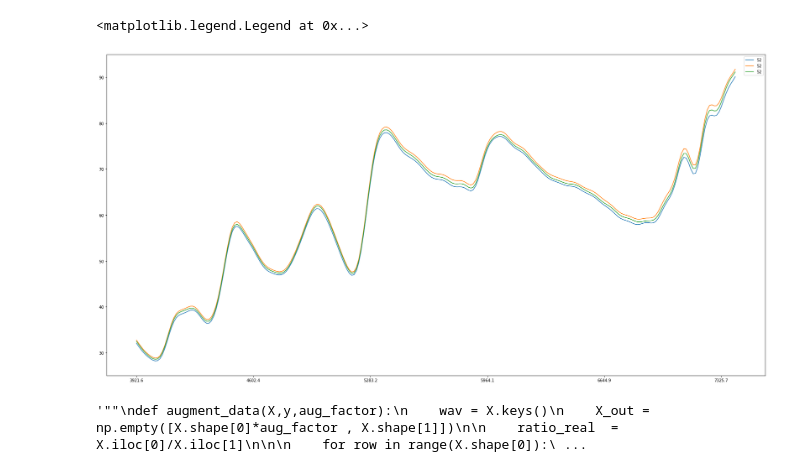
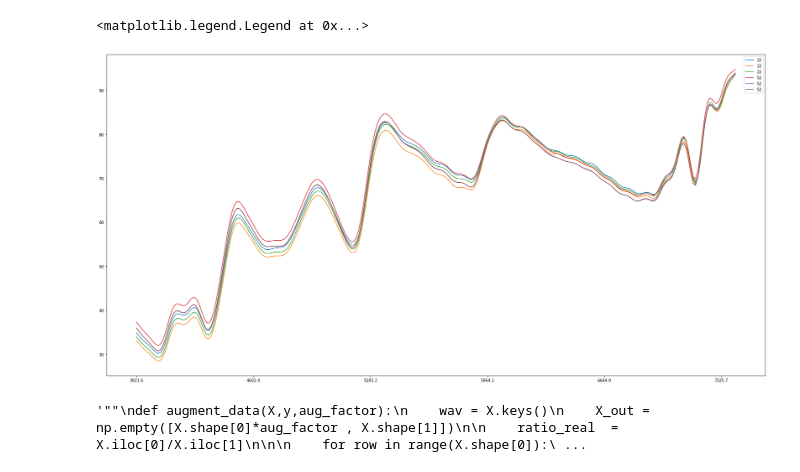
Before and after one commit to mahmoud791/graduation-project, a Jupyter notebook: new_model.ipynb, the cells around one changed output. Cells and saved outputs as stored; diff of their text form; code cells hidden in the pictures.

```diff
--- a/new_model.ipynb
+++ b/new_model.ipynb
@@ -26,40 +26,40 @@ df_74 = pd.read_csv(my_path+'scanner_74.csv').drop(['WVN CM-1'],axis=1)
 
 df_ref = pd.read_excel(my_path+'Reference values_3fills.xlsx').drop(['Sample ID'],axis=1)
 # %%
-index = 63 # the sample number from 0 to 29
+index = 0 # the sample number from 0 to 29
 #df_3.iloc[index].plot(label='3')
 #df_3.iloc[index+1].plot(label='3')
 #df_3.iloc[index+2].plot(label='3')
 
 #df_11.iloc[index].plot(label='11')
 #df_11.iloc[index+1].plot(label='11')
 #df_11.iloc[index+2].plot(label='11')
 
 #df_16.iloc[index].plot(label='16')
 #df_16.iloc[index+1].plot(label='16')
 #df_16.iloc[index+2].plot(label='16')
 
 
-#df_22.iloc[index].plot(label='22')
-#df_22.iloc[index+1].plot(label='22')
-#df_22.iloc[index+2].plot(label='22')
+df_22.iloc[index].plot(label='22')
+df_22.iloc[index+1].plot(label='22')
+df_22.iloc[index+2].plot(label='22')
 
 #df_41.iloc[index].plot(label='41')
 #df_41.iloc[index+1].plot(label='41')
 #df_41.iloc[index+2].plot(label='41')
 
 df_52.iloc[index].plot(label='52')
 df_52.iloc[index+1].plot(label='52')
 df_52.iloc[index+2].plot(label='52')
 
 #df_74.iloc[index].plot(label='74')
 #df_74.iloc[index+1].plot(label='74')
 #df_74.iloc[index+2].plot(label='74')
 
 plt.legend()
 # %% [output]
 <matplotlib.legend.Legend at 0x...>
-[figure, old version]
+[figure, new version]
 # %%
 """""
 def augment_data(X,y,aug_factor):
```
Also changed, not shown: parts of 2 cells of this notebook, 4 other files.
